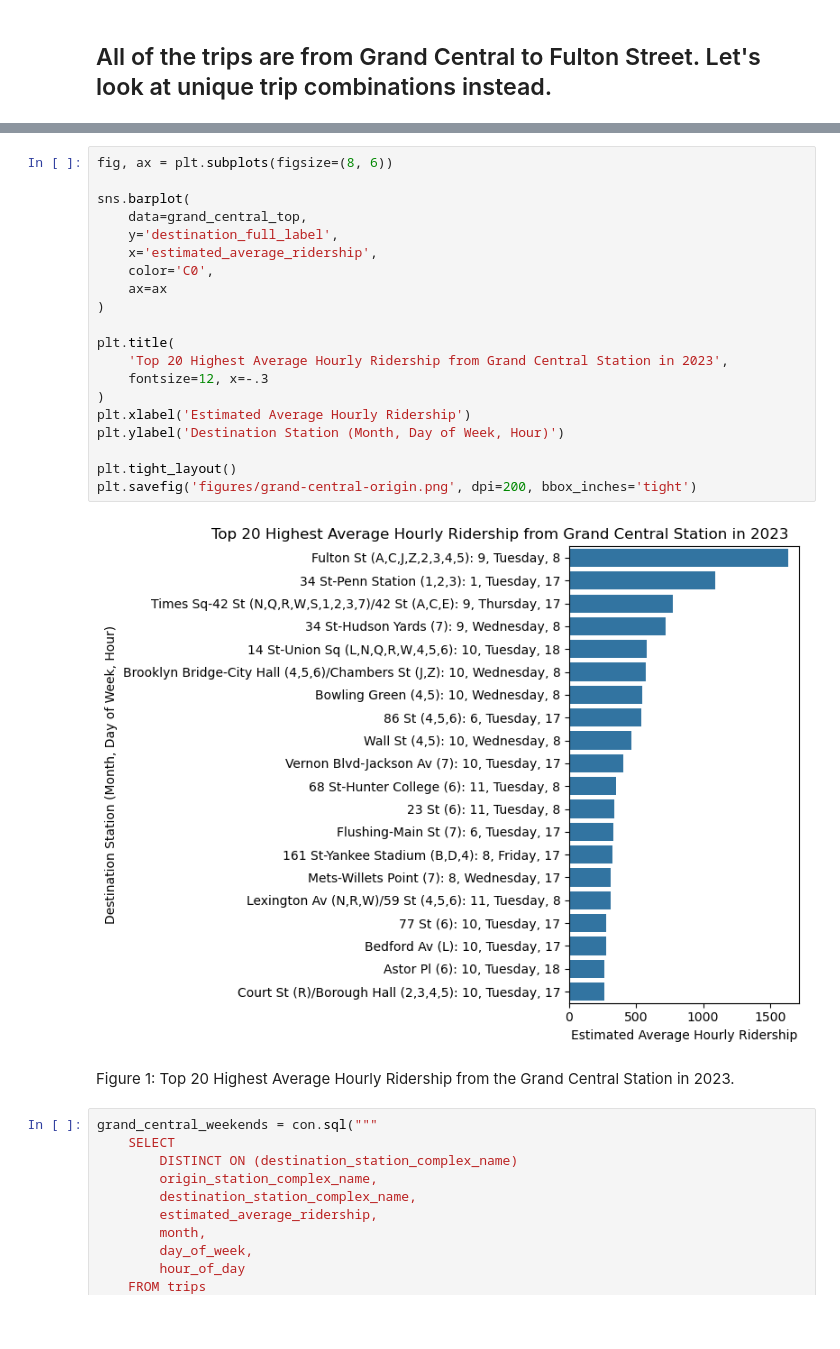
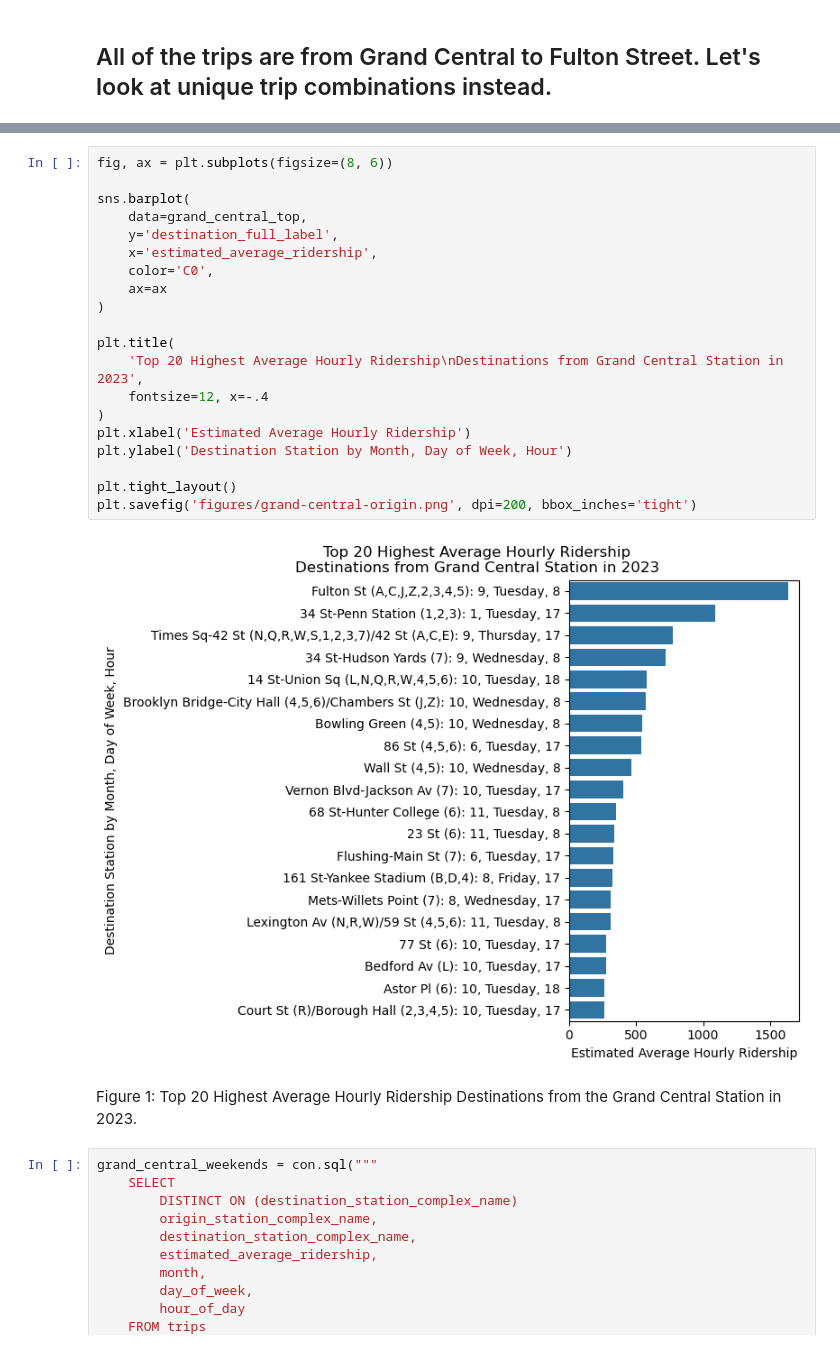
Before and after one commit to mebauer/mta-data, a Jupyter notebook: subway-trips.ipynb, the cells around one changed output, grey strips where cells are left out. Cells and saved outputs as stored; diff of their text form; blank space fills up the shorter version.

```diff
--- a/subway-trips.ipynb
+++ b/subway-trips.ipynb
@@ -628,27 +620,27 @@ grand_central_top.head()
 # %%
 fig, ax = plt.subplots(figsize=(8, 6))
 
 sns.barplot(
     data=grand_central_top,
     y='destination_full_label',
     x='estimated_average_ridership',
     color='C0',
     ax=ax
 )
 
 plt.title(
-    'Top 20 Highest Average Hourly Ridership from Grand Central Station in 2023',
-    fontsize=12, x=-.3
+    'Top 20 Highest Average Hourly Ridership\nDestinations from Grand Central Station in 2023',
+    fontsize=12, x=-.4
 )
 plt.xlabel('Estimated Average Hourly Ridership')
-plt.ylabel('Destination Station (Month, Day of Week, Hour)')
+plt.ylabel('Destination Station by Month, Day of Week, Hour')
 
 plt.tight_layout()
 plt.savefig('figures/grand-central-origin.png', dpi=200, bbox_inches='tight')
 # %% [output]
-[figure, old version]
+[figure, new version]
 # %% [markdown]
-Figure 1: Top 20 Highest Average Hourly Ridership from the Grand Central Station in 2023.
+Figure 1: Top 20 Highest Average Hourly Ridership Destinations from the Grand Central Station in 2023.
 # %%
 grand_central_weekends = con.sql("""
     SELECT
```
Also changed, not shown: parts of 40 cells of this notebook, 3 other files.
